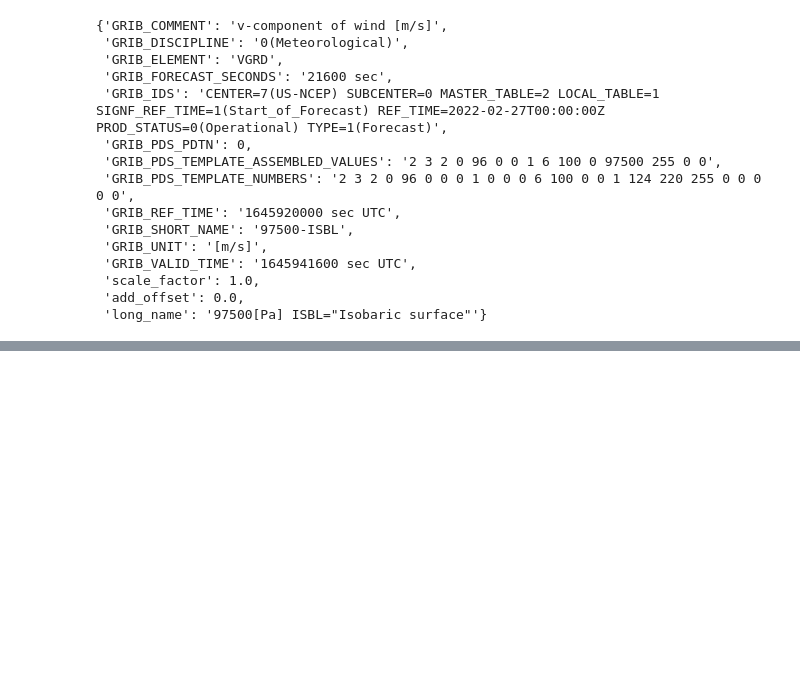
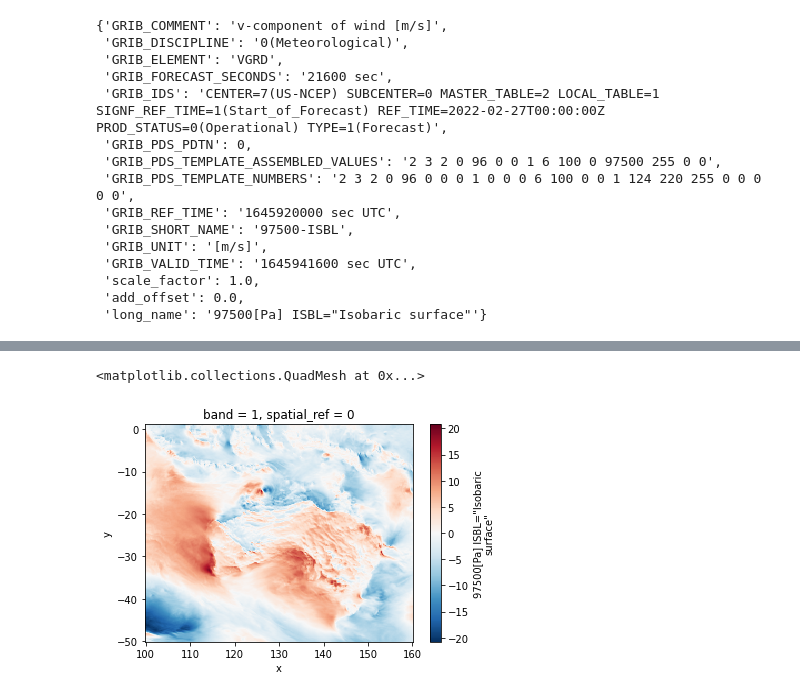
Before and after one commit to cesaraustralia/WindDispersalForecastTool, a Jupyter notebook: Scripts/GFS_data_download.ipynb, the cells around one changed output, grey strips where cells are left out. Saved outputs shown, nothing was run; the diff lists cells and outputs as text; code cells hidden in the pictures; blank space fills up the shorter version.

```diff
--- a/Scripts/GFS_data_download.ipynb
+++ b/Scripts/GFS_data_download.ipynb
@@ -108,0 +114,7 @@ rr.plot()
+# %%
+# r1 = r1.rename('0')
+# r2 = r2.rename('1')
+import numpy as np
+import pandas as pd
+
+rr2 = xr.concat([r1, r2], dim=pd.Index([0, 1], name='band'))
@@ -108,0 +152,5 @@ rr.plot()
+# %%
+rr2[1].plot()
+# %% [output]
+<matplotlib.collections.QuadMesh at 0x...>
+[figure, added]
```
Also changed, not shown: parts of 9 cells of this notebook.
